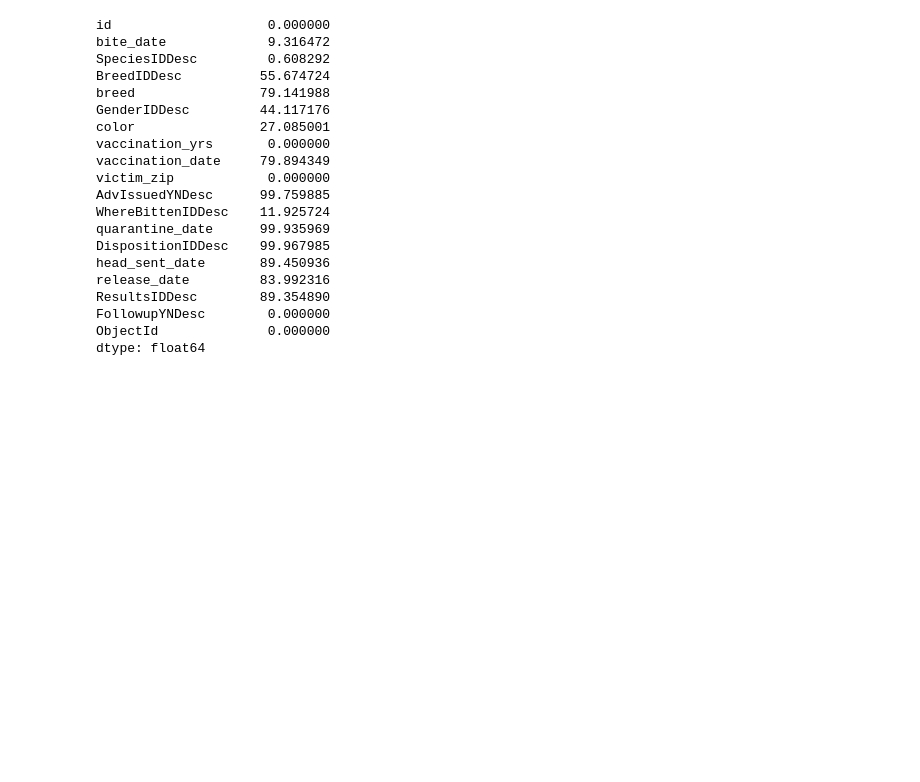
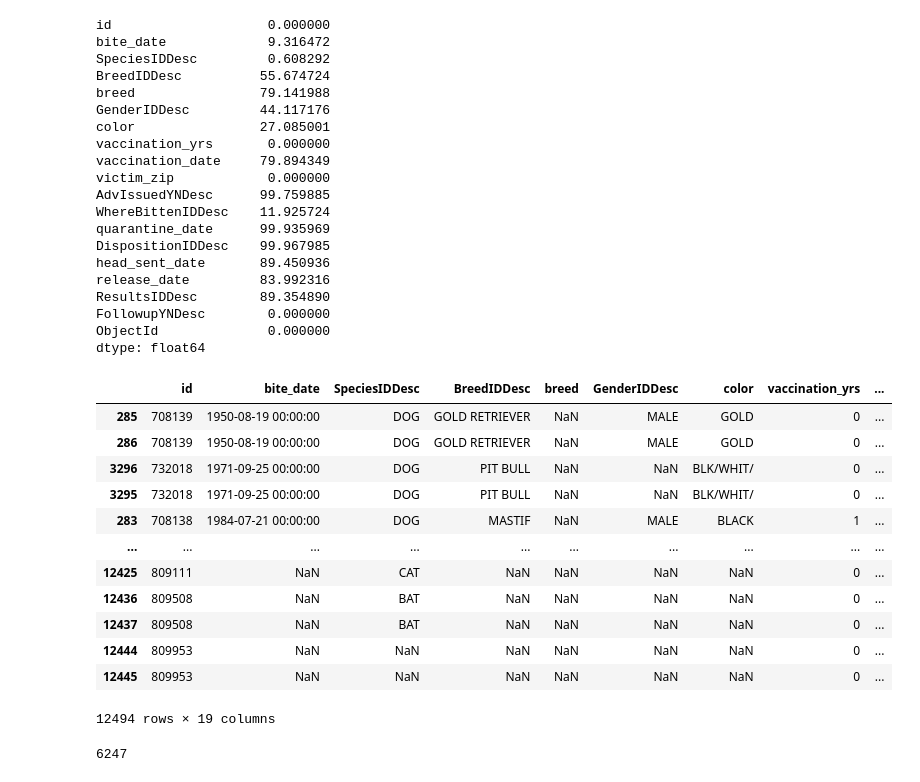
Before and after one commit to Blake-Herbert/animal_bites_data, a Jupyter notebook: bites.ipynb, the cells around one changed output. Saved outputs shown, nothing was run; the diff lists cells and outputs as text; code cells hidden in the pictures; blank space fills up the shorter version.

```diff
--- a/bites.ipynb
+++ b/bites.ipynb
@@ -40,3 +40,23 @@ ResultsIDDesc        89.354890
 FollowupYNDesc        0.000000
 ObjectId              0.000000
 dtype: float64
+# %%
+bites.sort_values(by='bite_date')
+# %% [output]
+|  | id | bite_date | SpeciesIDDesc | BreedIDDesc | breed | GenderIDDesc | color | vaccination_yrs | ... |
+| 285 | 708139 | 1950-08-19 00:00:00 | DOG | GOLD RETRIEVER | NaN | MALE | GOLD | 0 | ... |
+| 286 | 708139 | 1950-08-19 00:00:00 | DOG | GOLD RETRIEVER | NaN | MALE | GOLD | 0 | ... |
+| 3296 | 732018 | 1971-09-25 00:00:00 | DOG | PIT BULL | NaN | NaN | BLK/WHIT/ | 0 | ... |
+| 3295 | 732018 | 1971-09-25 00:00:00 | DOG | PIT BULL | NaN | NaN | BLK/WHIT/ | 0 | ... |
+| 283 | 708138 | 1984-07-21 00:00:00 | DOG | MASTIF | NaN | MALE | BLACK | 1 | ... |
+| ... | ... | ... | ... | ... | ... | ... | ... | ... | ... |
+| 12425 | 809111 | NaN | CAT | NaN | NaN | NaN | NaN | 0 | ... |
+| 12436 | 809508 | NaN | BAT | NaN | NaN | NaN | NaN | 0 | ... |
+| 12437 | 809508 | NaN | BAT | NaN | NaN | NaN | NaN | 0 | ... |
+| 12444 | 809953 | NaN | NaN | NaN | NaN | NaN | NaN | 0 | ... |
+| 12445 | 809953 | NaN | NaN | NaN | NaN | NaN | NaN | 0 | ... |
+12494 rows × 19 columns
+# %%
+bites['id'].nunique()
+# %% [output]
+6247
```
Also changed, not shown: parts of 8 cells of this notebook.
